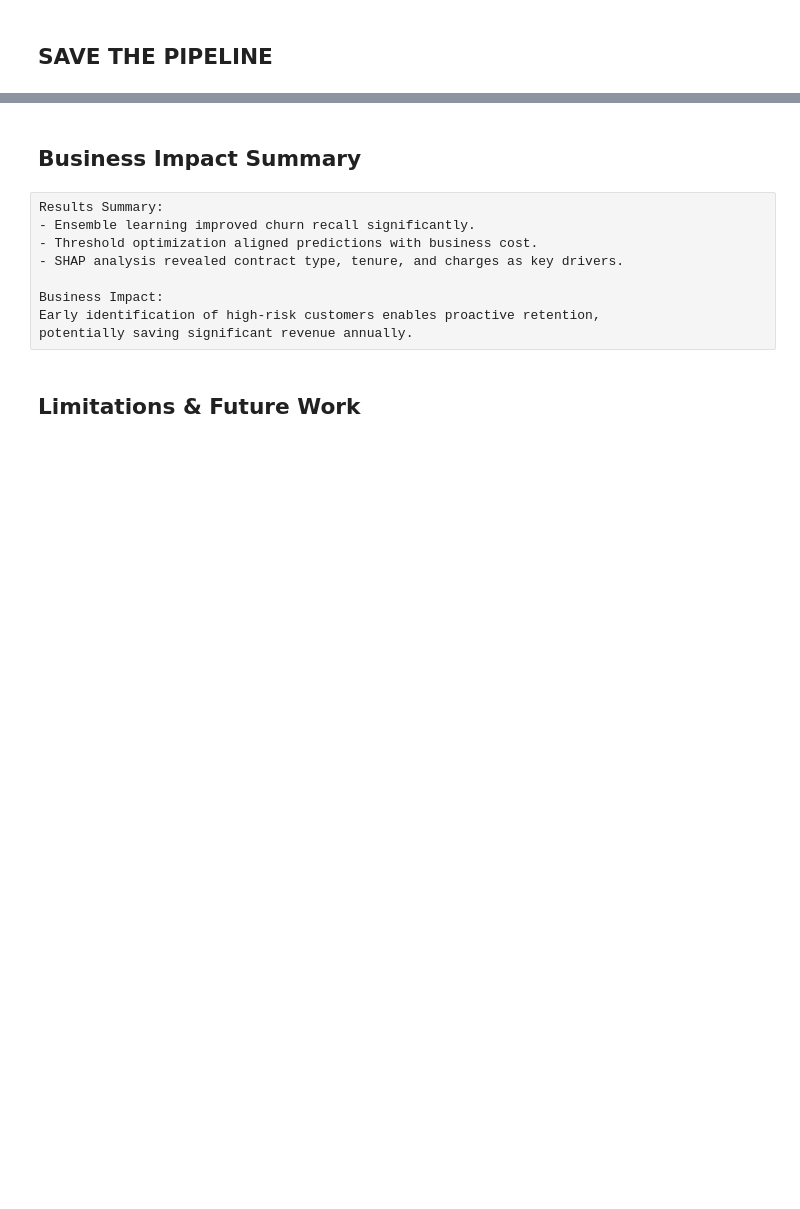
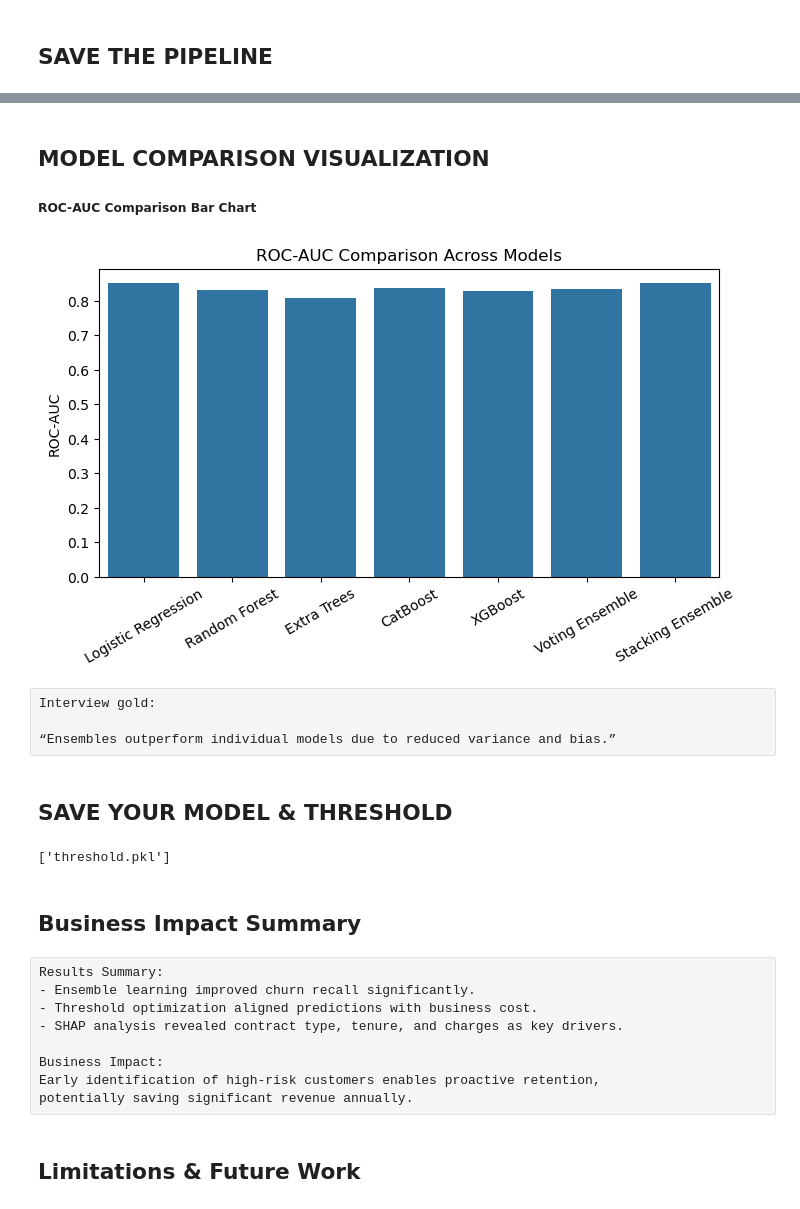
Before and after one commit to PurvaTonde28/Customer_Churn_Prediction-ML, a Jupyter notebook: cust_churn_prediction_newest.ipynb, the cells around one changed output, grey strips where cells are left out. Cells and saved outputs as stored; diff of their text form; code cells hidden in the pictures; blank space fills up the shorter version.

```diff
--- a/cust_churn_prediction_newest.ipynb
+++ b/cust_churn_prediction_newest.ipynb
@@ -442,3 +634,42 @@ joblib.dump(best_threshold, "threshold.pkl")
+# %% [markdown]
+## MODEL COMPARISON VISUALIZATION
+
+##### ROC-AUC Comparison Bar Chart
+# %%
+model_scores = {
+    "Logistic Regression": roc_auc_score(y_test, lr_pred),
+    "Random Forest": roc_auc_score(y_test, rf_pred),
+    "Extra Trees": roc_auc_score(y_test, et_pred),
+    "CatBoost": roc_auc_score(y_test, cat_pred),
+    "XGBoost": roc_auc_score(y_test, xgb_pred),
+    "Voting Ensemble": roc_auc_score(y_test, vote_pred),
+    "Stacking Ensemble": roc_auc_score(y_test, stack_pred)
+}
+
+plt.figure(figsize=(8,4))
+sns.barplot(
+    x=list(model_scores.keys()),
+    y=list(model_scores.values())
+)
+plt.xticks(rotation=30)
+plt.title("ROC-AUC Comparison Across Models")
+plt.ylabel("ROC-AUC")
+plt.show()
+# %% [output]
+[figure, added]
+# %% [raw]
+Interview gold:
+
+“Ensembles outperform individual models due to reduced variance and bias.”
+# %% [markdown]
+## SAVE YOUR MODEL & THRESHOLD
+# %%
+import joblib
+
+joblib.dump(stack, "churn_model.pkl")
+joblib.dump(best_threshold, "threshold.pkl")
+# %% [output]
+['threshold.pkl']
 # %% [markdown]
 ## Business Impact Summary
 # %% [raw]
```
Also changed, not shown: parts of 48 cells of this notebook.
